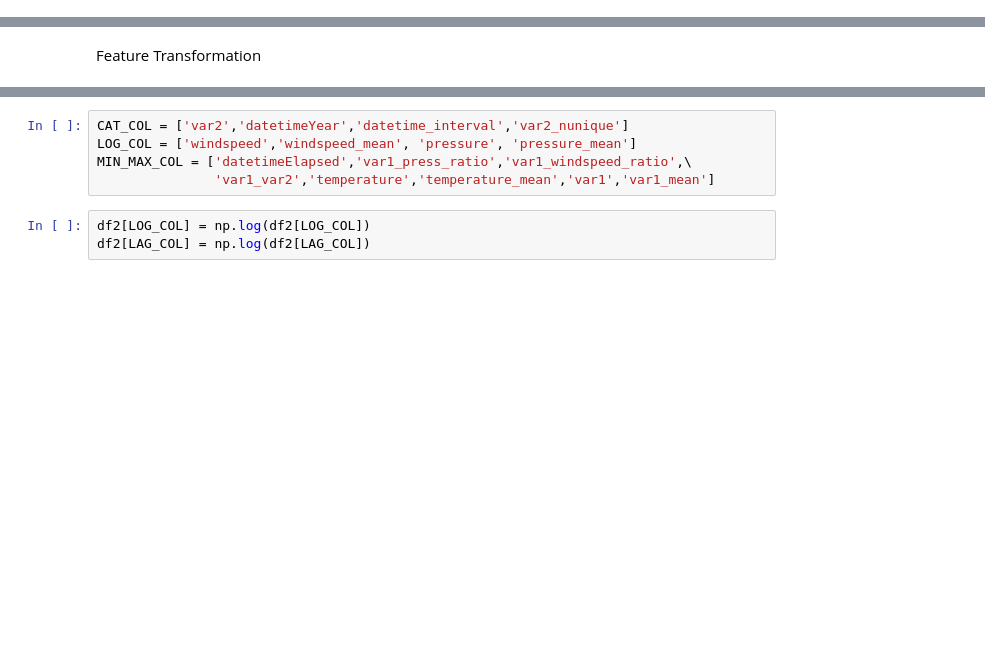
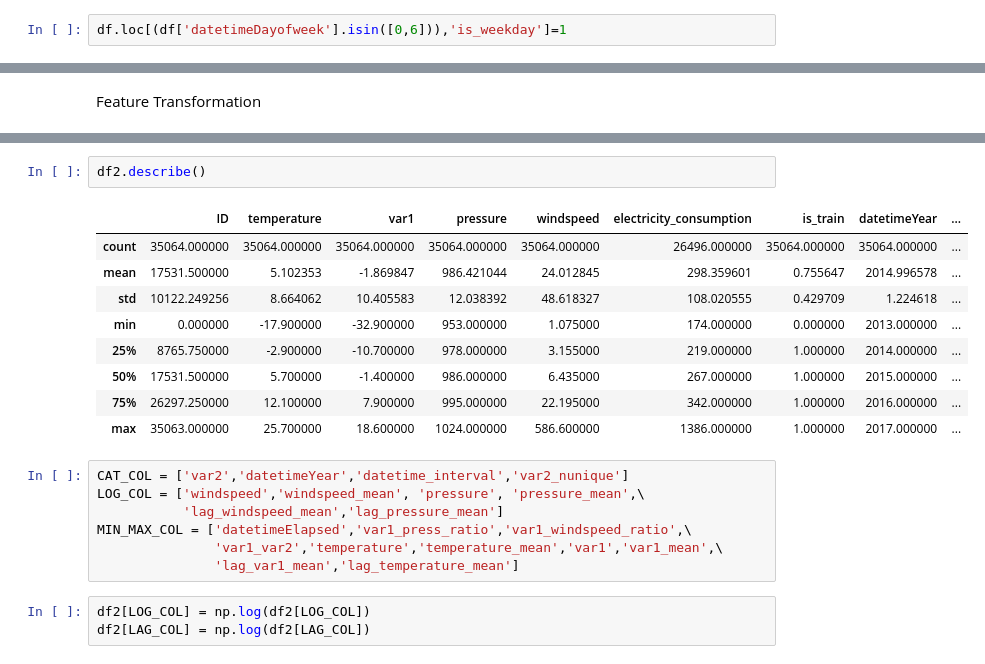
Before and after one commit to sarathsurpur/JanataHack_Timeseries, a Jupyter notebook: JanataHack_Timeseries.ipynb, the cells around one changed output, grey strips where cells are left out. Cells and saved outputs as stored; diff of their text form; blank space fills up the shorter version.

```diff
--- a/JanataHack_Timeseries.ipynb
+++ b/JanataHack_Timeseries.ipynb
@@ -342,0 +339,2 @@ Index(['ID', 'datetime', 'temperature', 'var1', 'pressure', 'windspeed',
+# %%
+df.loc[(df['datetimeDayofweek'].isin([0,6])),'is_weekday']=1
@@ -434,11 +446,25 @@ df2['datetimeWeek'] = np.sin(df2['datetimeWeek'])
 [interactive output not drawn]
 [interactive output not drawn]
 [interactive output not drawn]
+# %%
+df2.describe()
+# %% [output]
+|  | ID | temperature | var1 | pressure | windspeed | electricity_consumption | is_train | datetimeYear | ... |
+| count | 35064.000000 | 35064.000000 | 35064.000000 | 35064.000000 | 35064.000000 | 26496.000000 | 35064.000000 | 35064.000000 | ... |
+| mean | 17531.500000 | 5.102353 | -1.869847 | 986.421044 | 24.012845 | 298.359601 | 0.755647 | 2014.996578 | ... |
+| std | 10122.249256 | 8.664062 | 10.405583 | 12.038392 | 48.618327 | 108.020555 | 0.429709 | 1.224618 | ... |
+| min | 0.000000 | -17.900000 | -32.900000 | 953.000000 | 1.075000 | 174.000000 | 0.000000 | 2013.000000 | ... |
+| 25% | 8765.750000 | -2.900000 | -10.700000 | 978.000000 | 3.155000 | 219.000000 | 1.000000 | 2014.000000 | ... |
+| 50% | 17531.500000 | 5.700000 | -1.400000 | 986.000000 | 6.435000 | 267.000000 | 1.000000 | 2015.000000 | ... |
+| 75% | 26297.250000 | 12.100000 | 7.900000 | 995.000000 | 22.195000 | 342.000000 | 1.000000 | 2016.000000 | ... |
+| max | 35063.000000 | 25.700000 | 18.600000 | 1024.000000 | 586.600000 | 1386.000000 | 1.000000 | 2017.000000 | ... |
 # %%
 CAT_COL = ['var2','datetimeYear','datetime_interval','var2_nunique']
-LOG_COL = ['windspeed','windspeed_mean', 'pressure', 'pressure_mean']
+LOG_COL = ['windspeed','windspeed_mean', 'pressure', 'pressure_mean',\
+           'lag_windspeed_mean','lag_pressure_mean']
 MIN_MAX_COL = ['datetimeElapsed','var1_press_ratio','var1_windspeed_ratio',\
-               'var1_var2','temperature','temperature_mean','var1','var1_mean']
+               'var1_var2','temperature','temperature_mean','var1','var1_mean',\
+               'lag_var1_mean','lag_temperature_mean']
 # %%
 df2[LOG_COL] = np.log(df2[LOG_COL])
 df2[LAG_COL] = np.log(df2[LAG_COL])
```
Also changed, not shown: parts of 24 cells of this notebook.
